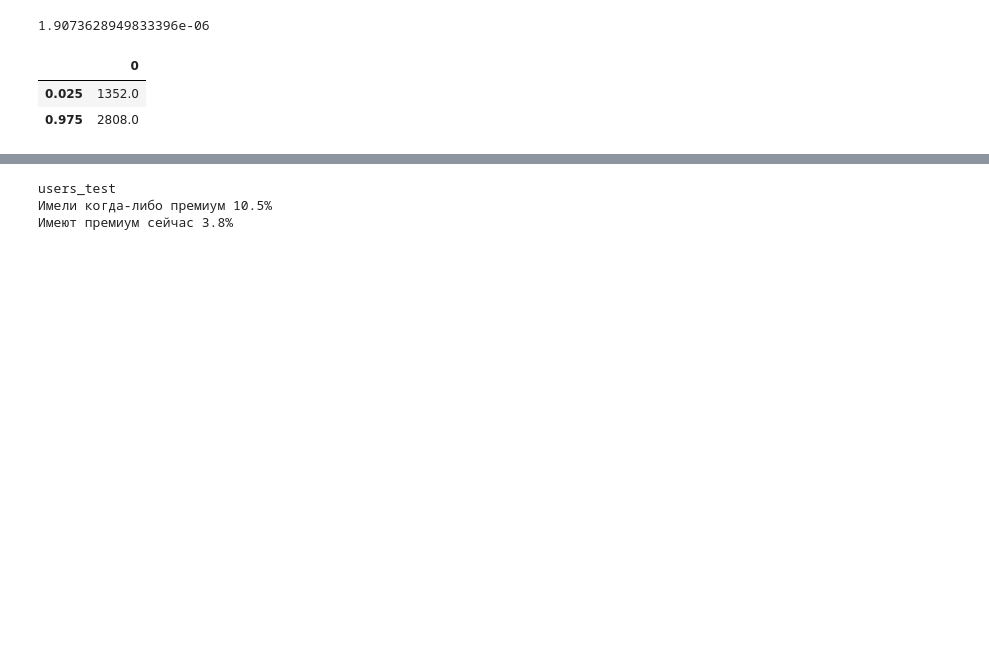
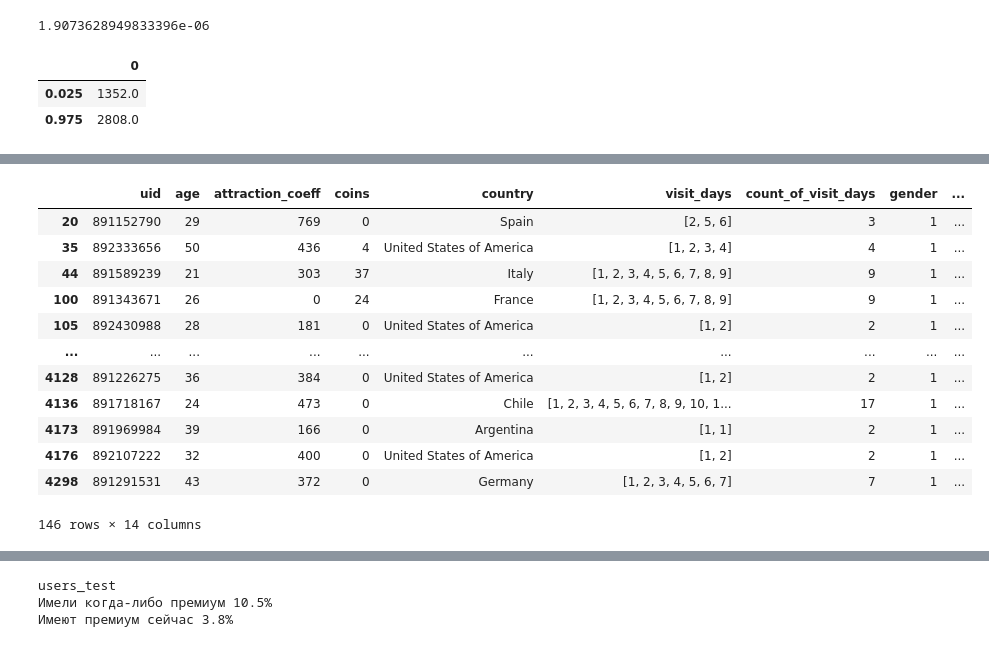
Before and after one commit to Ed-Tari/AB_test_project_2, a Jupyter notebook: pet_2.ipynb, the cells around one changed output, grey strips where cells are left out. Cells and saved outputs as stored; diff of their text form; code cells hidden in the pictures; blank space fills up the shorter version.

```diff
--- a/pet_2.ipynb
+++ b/pet_2.ipynb
@@ -458,0 +471,16 @@ booted_data["ci"]
+# %%
+users_test.query('total_revenue != 0 ')
+# %% [output]
+|  | uid | age | attraction_coeff | coins | country | visit_days | count_of_visit_days | gender | ... |
+| 20 | 891152790 | 29 | 769 | 0 | Spain | [2, 5, 6] | 3 | 1 | ... |
+| 35 | 892333656 | 50 | 436 | 4 | United States of America | [1, 2, 3, 4] | 4 | 1 | ... |
+| 44 | 891589239 | 21 | 303 | 37 | Italy | [1, 2, 3, 4, 5, 6, 7, 8, 9] | 9 | 1 | ... |
+| 100 | 891343671 | 26 | 0 | 24 | France | [1, 2, 3, 4, 5, 6, 7, 8, 9] | 9 | 1 | ... |
+| 105 | 892430988 | 28 | 181 | 0 | United States of America | [1, 2] | 2 | 1 | ... |
+| ... | ... | ... | ... | ... | ... | ... | ... | ... | ... |
+| 4128 | 891226275 | 36 | 384 | 0 | United States of America | [1, 2] | 2 | 1 | ... |
+| 4136 | 891718167 | 24 | 473 | 0 | Chile | [1, 2, 3, 4, 5, 6, 7, 8, 9, 10, 1... | 17 | 1 | ... |
+| 4173 | 891969984 | 39 | 166 | 0 | Argentina | [1, 1] | 2 | 1 | ... |
+| 4176 | 892107222 | 32 | 400 | 0 | United States of America | [1, 2] | 2 | 1 | ... |
+| 4298 | 891291531 | 43 | 372 | 0 | Germany | [1, 2, 3, 4, 5, 6, 7] | 7 | 1 | ... |
+146 rows × 14 columns
```
Also changed, not shown: parts of 15 cells of this notebook.
